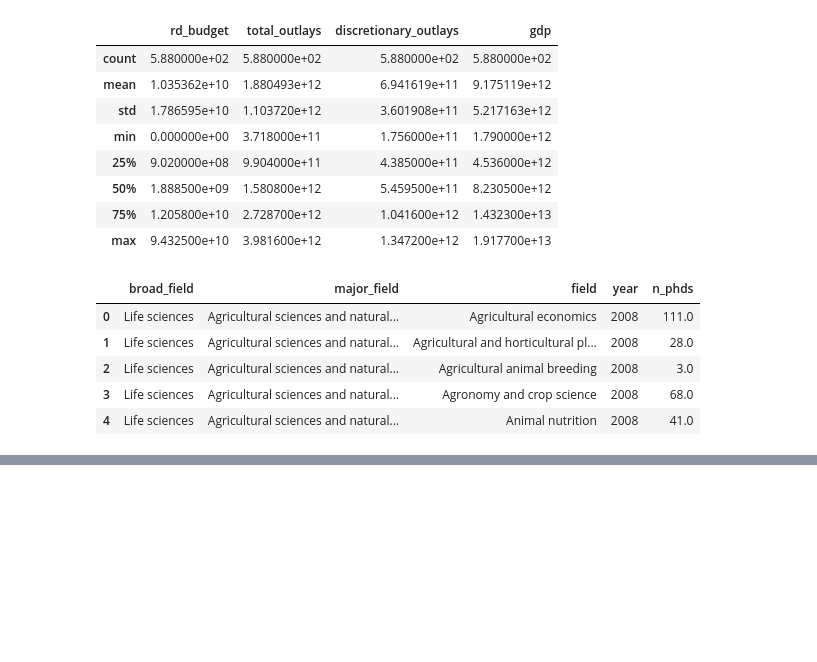
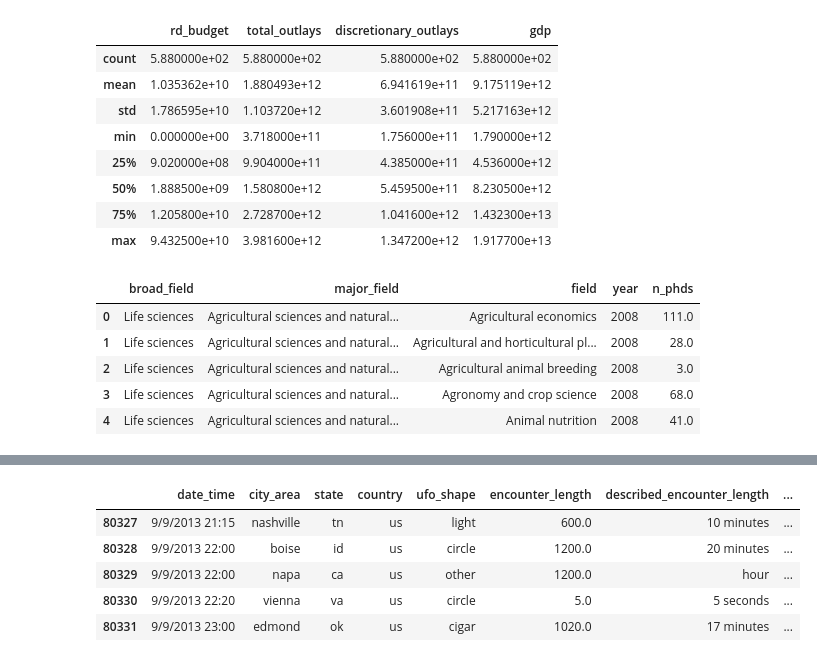
Before and after one commit to briandk/2020-virtual-program-in-data-science, a Jupyter notebook: check_datasets.ipynb, the cells around one changed output, grey strips where cells are left out. Saved outputs shown, nothing was run; the diff lists cells and outputs as text; code cells hidden in the pictures; blank space fills up the shorter version.

```diff
--- a/check_datasets.ipynb
+++ b/check_datasets.ipynb
@@ -229,3 +229,14 @@ nobel_winners.tail()
 | 966 | 2016 | Physics | The Nobel Prize in Physics 2016 | "for theoretical discoveries of t... | 1/2 | 928 | Individual | David J. Thouless | ... |
 | 967 | 2016 | Physics | The Nobel Prize in Physics 2016 | "for theoretical discoveries of t... | 1/4 | 929 | Individual | F. Duncan M. Haldane | ... |
 | 968 | 2016 | Physics | The Nobel Prize in Physics 2016 | "for theoretical discoveries of t... | 1/4 | 930 | Individual | J. Michael Kosterlitz | ... |
+# %%
+ufo_sightings = pd.read_csv("data/ufo_sightings.csv")
+# %%
+ufo_sightings.tail()
+# %% [output]
+|  | date_time | city_area | state | country | ufo_shape | encounter_length | described_encounter_length | ... |
+| 80327 | 9/9/2013 21:15 | nashville | tn | us | light | 600.0 | 10 minutes | ... |
+| 80328 | 9/9/2013 22:00 | boise | id | us | circle | 1200.0 | 20 minutes | ... |
+| 80329 | 9/9/2013 22:00 | napa | ca | us | other | 1200.0 | hour | ... |
+| 80330 | 9/9/2013 22:20 | vienna | va | us | circle | 5.0 | 5 seconds | ... |
+| 80331 | 9/9/2013 23:00 | edmond | ok | us | cigar | 1020.0 | 17 minutes | ... |
```
